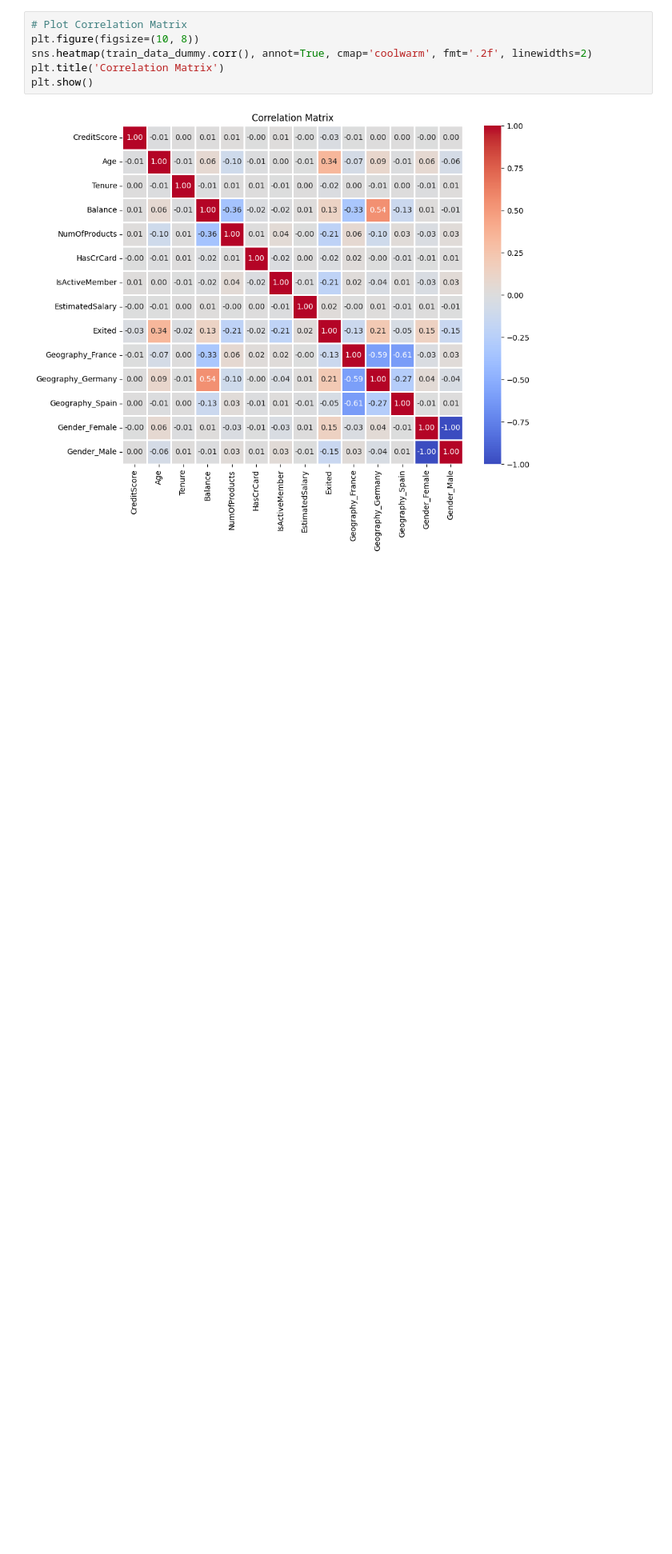
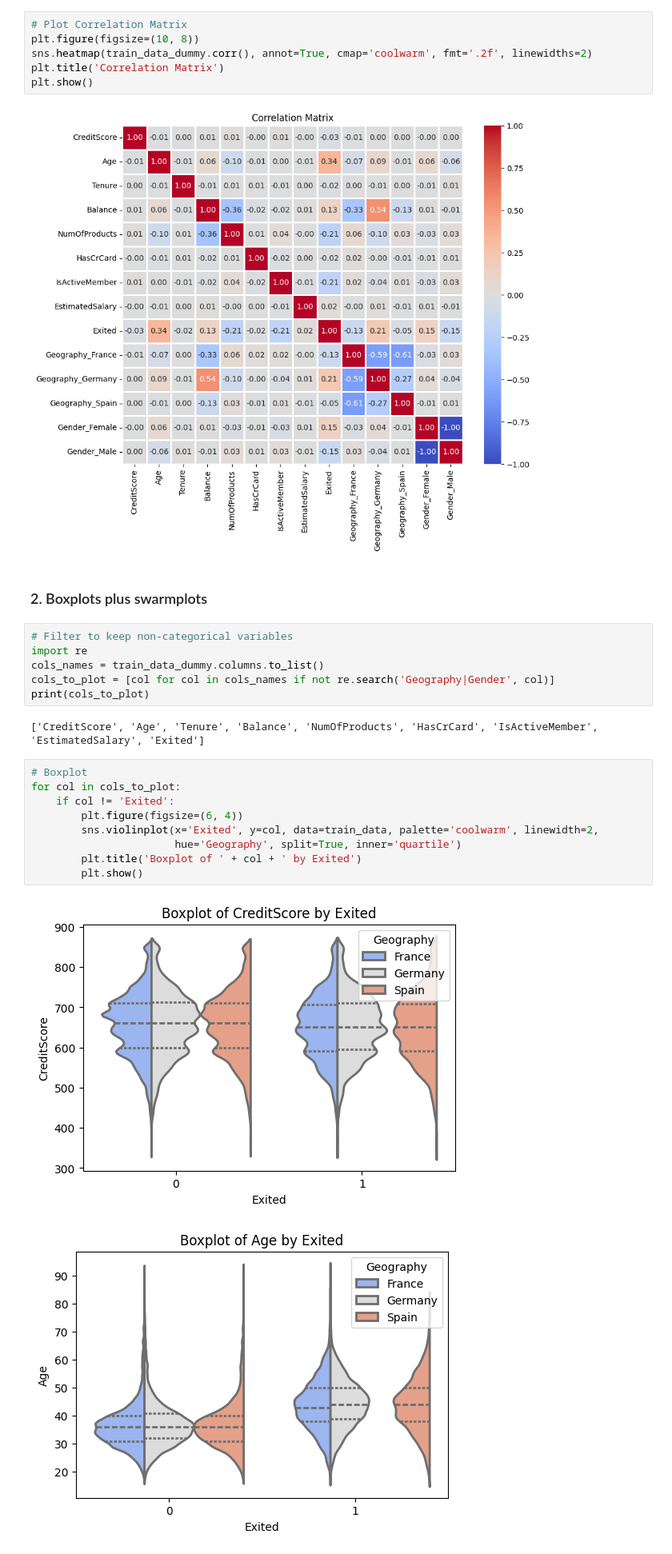
Before and after one commit to Christian-F-Badillo/Kaggle-Bin-Class-Bank-Churn-Dataset, a Jupyter notebook: bin_class.ipynb, the cells around one changed output. Shown: that part at 80% size. Drawn from its saved outputs; the diff is of its cells as text; blank space fills up the shorter version.

```diff
--- a/bin_class.ipynb
+++ b/bin_class.ipynb
@@ -143,3 +147,25 @@ plt.title('Correlation Matrix')
 plt.show()
 # %% [output]
 [figure]
+# %% [markdown]
+### 2. Boxplots plus swarmplots
+# %%
+# Filter to keep non-categorical variables
+import re
+cols_names = train_data_dummy.columns.to_list()
+cols_to_plot = [col for col in cols_names if not re.search('Geography|Gender', col)]
+print(cols_to_plot)
+# %% [output]
+['CreditScore', 'Age', 'Tenure', 'Balance', 'NumOfProducts', 'HasCrCard', 'IsActiveMember', 'EstimatedSalary', 'Exited']
+# %%
+# Boxplot
+for col in cols_to_plot:
+    if col != 'Exited':
+        plt.figure(figsize=(6, 4))
+        sns.violinplot(x='Exited', y=col, data=train_data, palette='coolwarm', linewidth=2,
+                       hue='Geography', split=True, inner='quartile')
+        plt.title('Boxplot of ' + col + ' by Exited')
+        plt.show()
+# %% [output]
+[figure, added]
+[figure, added]
```
Also changed, not shown: parts of 11 cells of this notebook.
